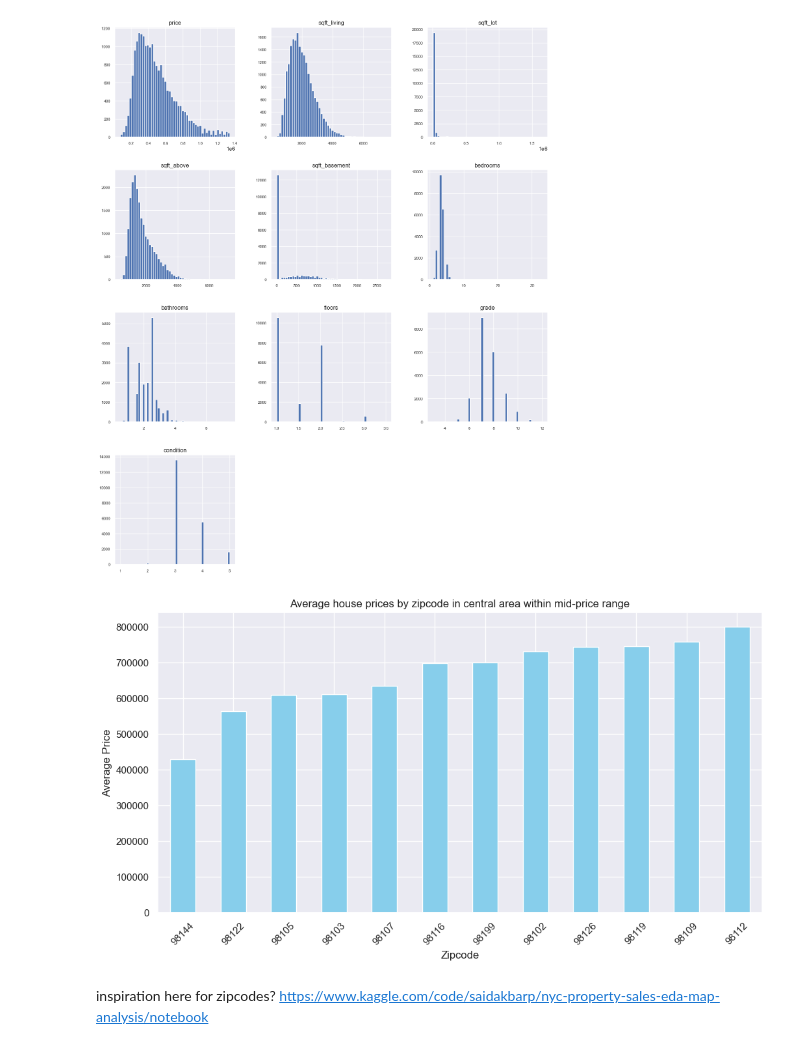
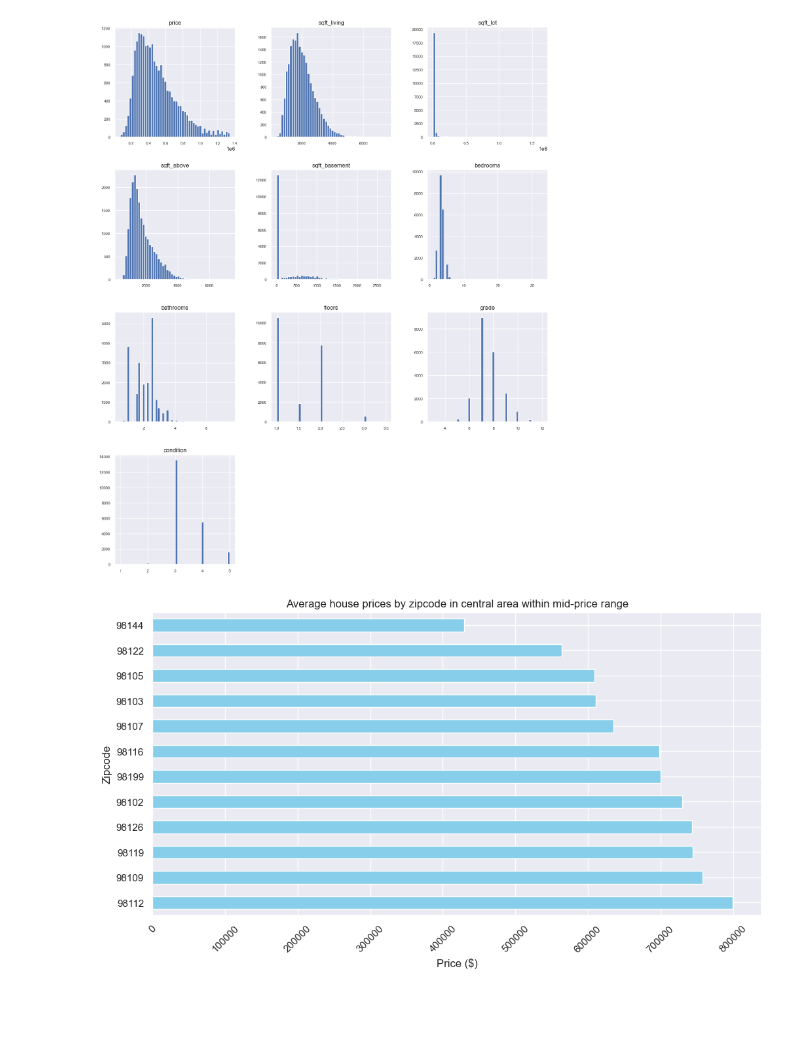
Before and after one commit to eockfen/EDA_King_County_home_sales, a Jupyter notebook: EDA.ipynb, the cells around one changed output. Saved outputs shown, nothing was run; the diff lists cells and outputs as text; code cells hidden in the pictures; blank space fills up the shorter version.

```diff
--- a/EDA.ipynb
+++ b/EDA.ipynb
@@ -662,20 +611,3 @@ central_houses_midprice_df['year_sold'] = central_houses_midprice_df['date'].dt.
 central_houses_midprice_df['month_sold'] = central_houses_midprice_df['date'].dt.month# extract only month
 central_houses_midprice_df['year_sold'] = central_houses_midprice_df['year_sold'].astype(str) #convert yea to string
 central_houses_midprice_df = central_houses_midprice_df.sort_values('month_sold')
-# %%
-#plotting price fluctuation over the year
-sns.set_theme(style="darkgrid")
-
-
-# Plot
-plt.figure(figsize=(12, 6))
-sns.lineplot(x="month_sold", y="price",
-             data=central_houses_midprice_df)
-plt.title('Price Fluctuation over the year during 2014 and 2015 in middle price class')
-plt.xlabel('Month')
-plt.ylabel('Price')
-
-#xtick intervals
-plt.xticks(range(1,13))
-
-plt.show()
@@ -757,21 +686,19 @@ ax[0][1].set_title("sqft living", fontsize = 15); # sets title for subplot
 # %%
 
 
 # Group by zipcode and calculate the average price
 average_price_by_zipcode = central_houses_midprice_df.groupby("zipcode")["price"].mean()
 
 # Sort average prices in descending order
-average_price_by_zipcode_sorted = average_price_by_zipcode.sort_values()
+average_price_by_zipcode_sorted = average_price_by_zipcode.sort_values(ascending=False)
 
 # Create a bar plot
 plt.figure(figsize=(12, 6))
-average_price_by_zipcode_sorted.plot(kind="bar", color="skyblue")
+average_price_by_zipcode_sorted.plot(kind="barh", color="skyblue")
 plt.title("Average house prices by zipcode in central area within mid-price range")
-plt.xlabel("Zipcode")
-plt.ylabel("Average Price")
+plt.xlabel("Price ($)")
+plt.ylabel("Zipcode")
 plt.xticks(rotation=45)  # Rotate x-axis labels for better readability
 plt.show()
 # %% [output]
-[figure, old version]
+[figure, new version]
-# %% [markdown]
-inspiration here for zipcodes? https://www.kaggle.com/code/saidakbarp/nyc-property-sales-eda-map-analysis/notebook
```
Also changed, not shown: parts of 17 cells of this notebook.
